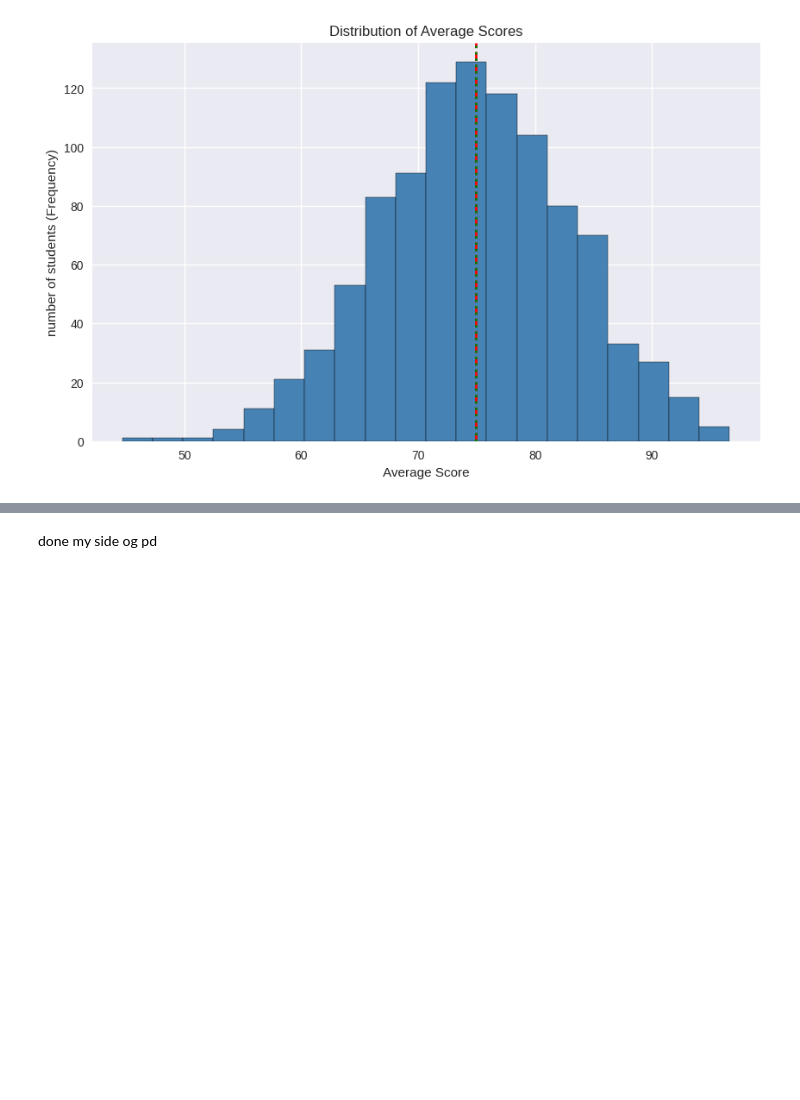
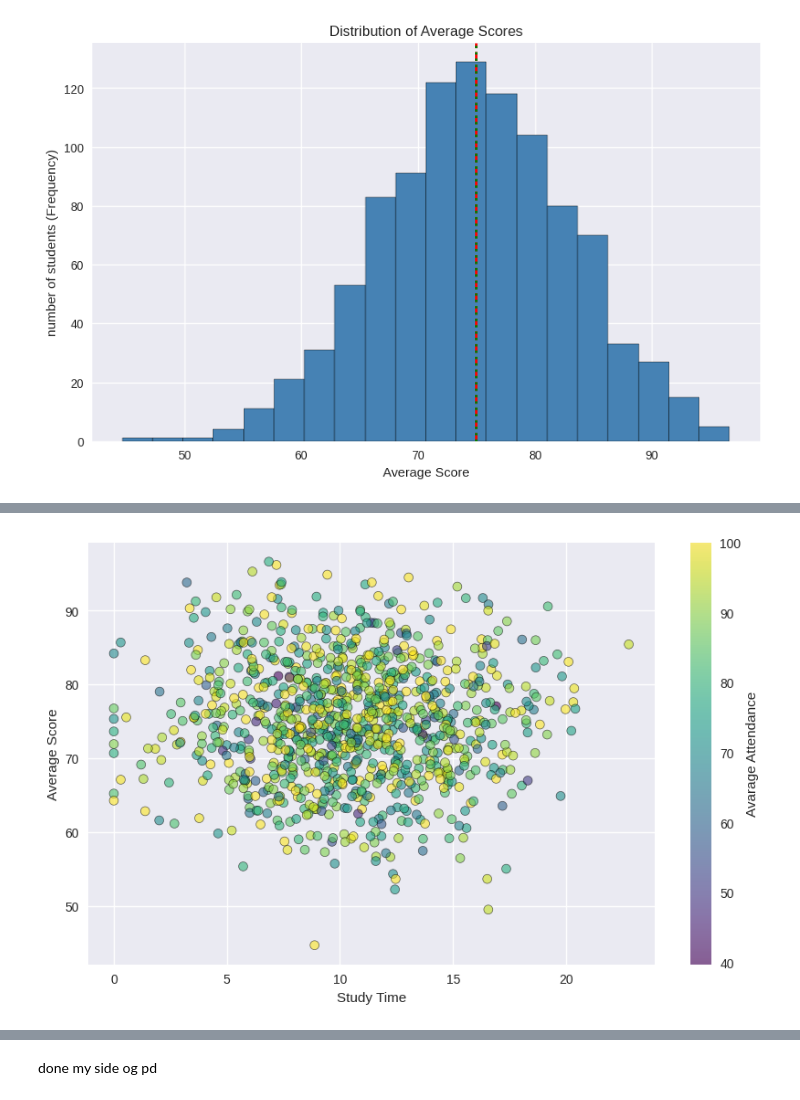
Before and after one commit to vaibhavjaybhaye09/AI_ML, a Jupyter notebook: Welcome_To_Colab.ipynb, the cells around one changed output, grey strips where cells are left out. Cells and saved outputs as stored; diff of their text form; code cells hidden in the pictures; blank space fills up the shorter version.

```diff
--- a/Welcome_To_Colab.ipynb
+++ b/Welcome_To_Colab.ipynb
@@ -164,0 +177,16 @@ ax.grid(True,)
+# %%
+fig, ax = plt.subplots(figsize=(10,6))
+scatter = ax.scatter(df['study_time'],df['average_score'],
+                     s=50,
+                     alpha=0.6,
+                     c=df['attendance'],
+                     cmap='viridis',
+                     edgecolor='black',
+                     linewidth=0.5)
+cbar = plt.colorbar(scatter,ax = ax)
+cbar.set_label('Avarage Attendance')
+ax.set_xlabel('Study Time')
+ax.set_ylabel('Average Score')
+plt.show()
+# %% [output]
+[figure, added]
```
Also changed, not shown: parts of 5 cells of this notebook.
